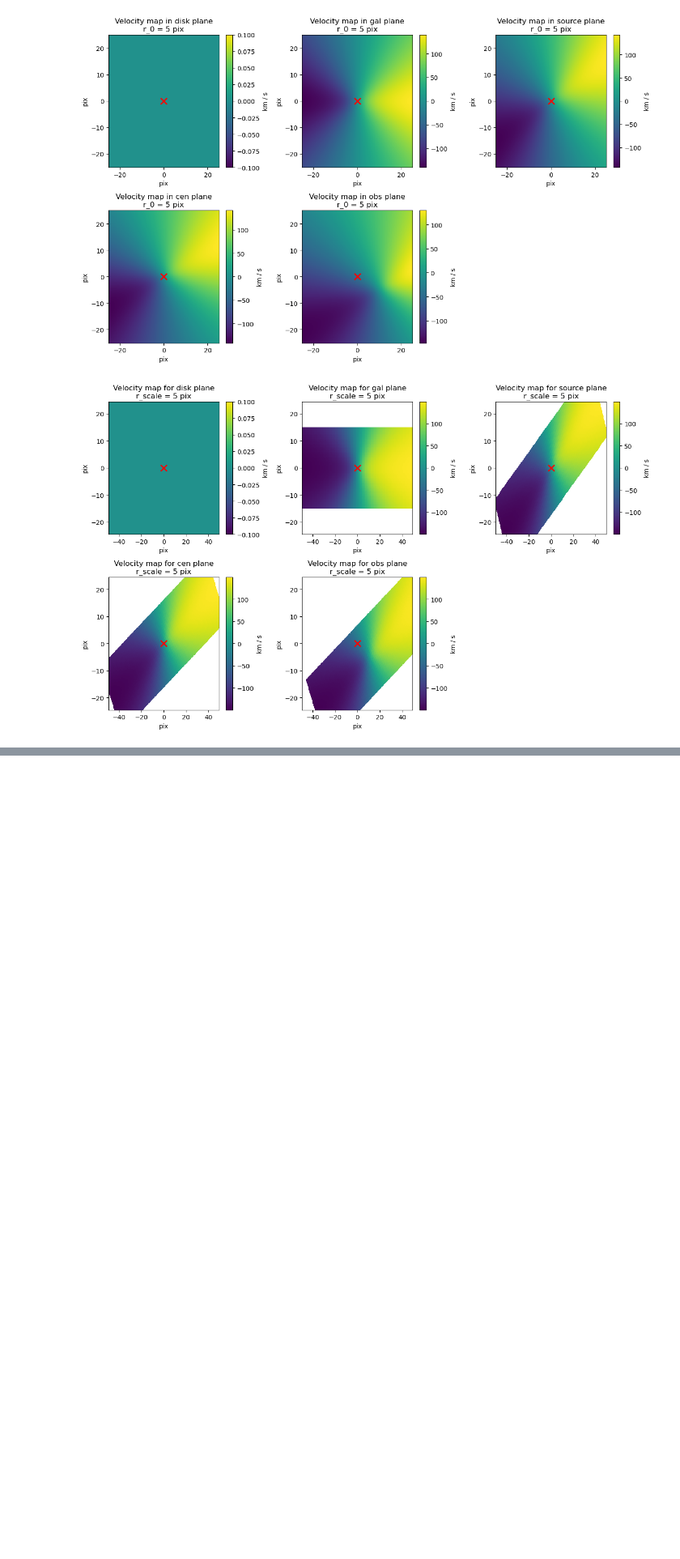
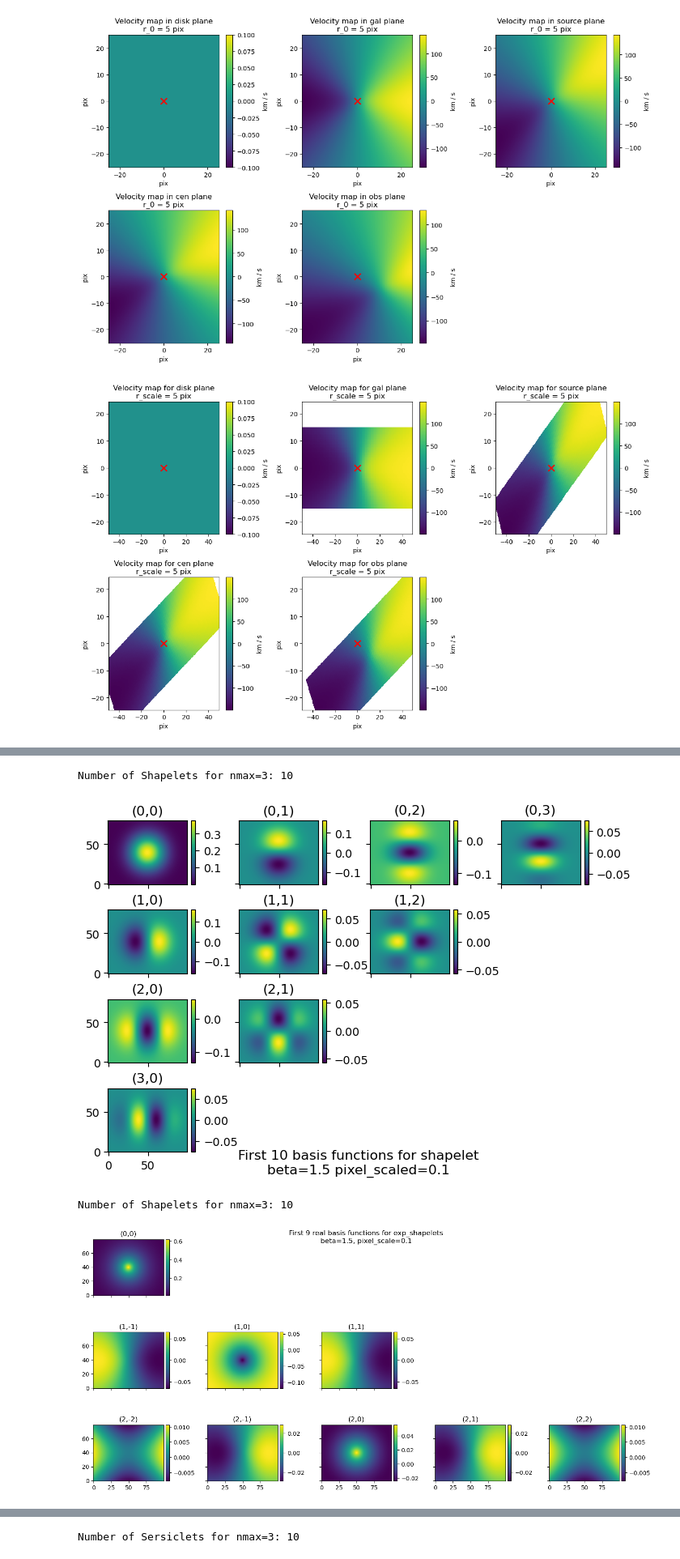
Before and after one commit to sweverett/kl-tools, a Jupyter notebook: notebooks/getting_started.ipynb, the cells around one changed output, grey strips where cells are left out. Shown at 81% size. Cells and saved outputs as stored; diff of their text form; code cells hidden in the pictures; blank space fills up the shorter version.

Commit message:
Added basis unit tests, a few basis bug fixes, and updated the Getting Started notebook

```diff
--- a/notebooks/getting_started.ipynb
+++ b/notebooks/getting_started.ipynb
@@ -58,0 +82,74 @@ vmap.plot_map_transforms(X=X, Y=Y)
+# %%
+import kl_tools.basis as basis
+
+# NOTE: All interactions with basis code are done in *coordinate* (x,y) space,
+# *not* in numpy (row,col) space. When rendering a basis onto an image, you
+# specify the image parameters such as Nx, Ny, and the pixel scale and it
+# does the rest for you
+
+# image info
+Nx, Ny = 100, 80
+pixel_scale = 0.1 # arcsec/pixel
+
+nmax = 3 # has a different meaning for cartesian & polar bases, defined below
+
+#-------------------------------------------------------------------------------
+# shapelets first
+
+shapelet_pars = {
+    'nmax': nmax, # the max of nx+ny for a harmonic oscillator
+    'beta': 1.5, # scale radius in units of the pixel scale; typically arcsec
+    'psf': None, # can pass a galsim PSF instance here, will demo later!
+}
+
+# can also do shapelets = basis.Shapelets(...)
+shapelets = basis.build_basis('shapelets', shapelet_pars)
+
+# QHO has (nmax+1)*(nmax+2)/2 elements; triangular number!
+print(f'Number of Shapelets for nmax={nmax}: {shapelets.N}')
+
+shapelets.plot_basis_funcs(
+    Nx, Ny, pixel_scale, size=(7,5)
+    )
+
+#-------------------------------------------------------------------------------
+# now exponential shapelets
+
+exp_shapelet_pars = {
+    'nmax': nmax, # the largest principle quantum number n
+    'beta': 1.5, # scale radius in units of the pixel scale; typically arcsec
+}
+
+# can also do shapelets = basis.ExpShapeletBasis(...)
+exp_shapelets = basis.build_basis('exp_shapelets', exp_shapelet_pars)
+
+# Hydrogen atom has n^2 elements
+print(f'Number of Shapelets for nmax={nmax}: {shapelets.N}')
+
+exp_shapelets.plot_basis_funcs(
+    Nx, Ny, pixel_scale
+    )
+
+#-------------------------------------------------------------------------------
+# finally, sersiclets
+
+sersiclets_pars = {
+    'index': 1.0, # the Sersic index
+    'nmax': nmax, # the largest principle quantum number n
+    'beta': 2.5, # scale radius in units of the pixel scale; typically arcsec
+}
+
+# can also do sersiclets = basis.SersicletBasis(...)
+sersiclets = basis.build_basis('sersiclets', sersiclets_pars)
+
+# Hydrogen atom has n^2 elements
+print(f'Number of Sersiclets for nmax={nmax}: {shapelets.N}')
+
+sersiclets.plot_basis_funcs(
+    Nx, Ny, pixel_scale
+    )
+# %% [output]
+Number of Shapelets for nmax=3: 10
+[figure, added]
+Number of Shapelets for nmax=3: 10
+[figure, added]
@@ -58,0 +157 @@ vmap.plot_map_transforms(X=X, Y=Y)
+Number of Sersiclets for nmax=3: 10
```
Also changed, not shown: parts of 12 cells of this notebook, 3 other files.
